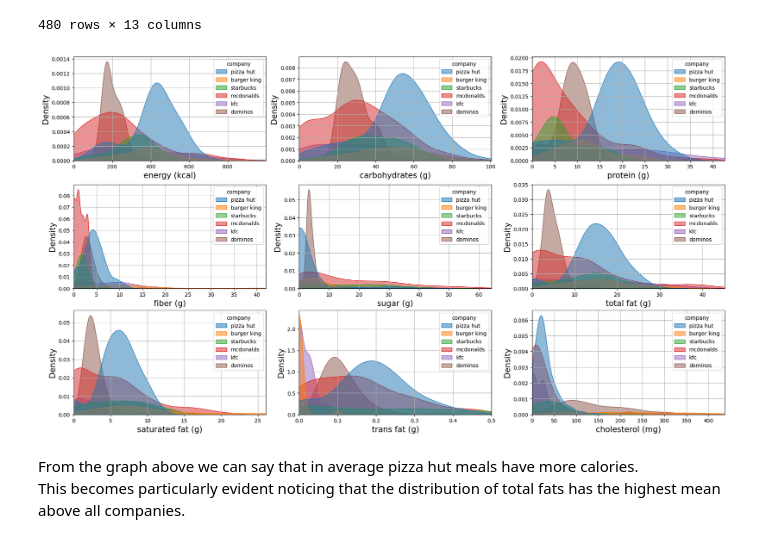
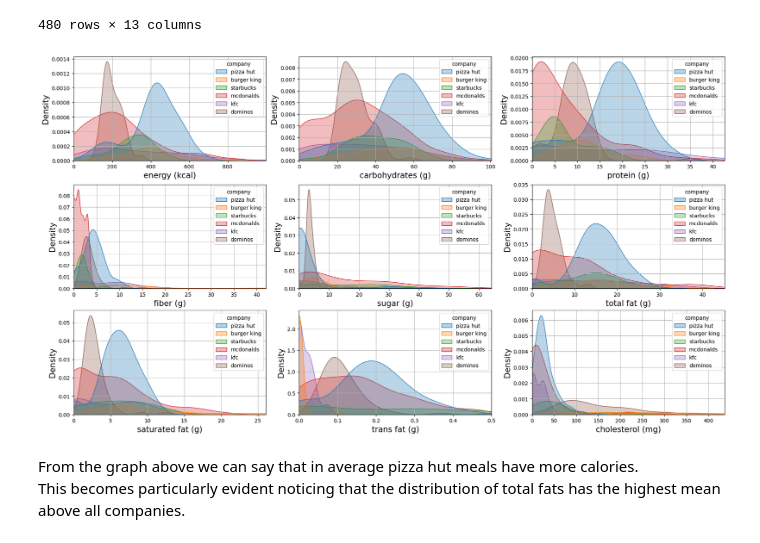
Before and after one commit to NicoGiamm/MachineLearning-DataScience_smallprojects, a Jupyter notebook: Fast Food Nutritional Values/Fast_food_analysis.ipynb, the cells around one changed output. Cells and saved outputs as stored; diff of their text form; code cells hidden in the pictures.

```diff
--- a/Fast Food Nutritional Values/Fast_food_analysis.ipynb
+++ b/Fast Food Nutritional Values/Fast_food_analysis.ipynb
@@ -298,7 +298,7 @@ We can note that starbucks and mcdonald's have their own categories.
 Now let's try to put all together and try to have a better insight. \
 As first we need to apply the same filters applied on the numerical part to all dataframe.
 # %%
-df = data[filters]
+df = data[filters].copy()
 df
 # %% [output]
 |  | company | category | product | per serve size | energy (kcal) | carbohydrates (g) | protein (g) | fiber (g) | ... |
@@ -317,10 +317,10 @@ df
 # %%
 _, axes = plt.subplots(3, 3, constrained_layout=True)
 for col, ax in zip(num_df.columns, axes.flatten()):
-    sns.kdeplot(data=df, x=col, ax=ax, hue='company', fill=True, alpha=0.5)
+    sns.kdeplot(data=df, x=col, ax=ax, hue='company', fill=True, alpha=0.3)
     ax.set_xlim(left=0, right=df[col].max())
 # %% [output]
-[figure, old version]
+[figure, new version]
 # %% [markdown]
 From the graph above we can say that in average pizza hut meals have more calories. \
 This becomes particularly evident noticing that the distribution of total fats has the highest mean above all companies.
```
Also changed, not shown: parts of 15 cells of this notebook.
